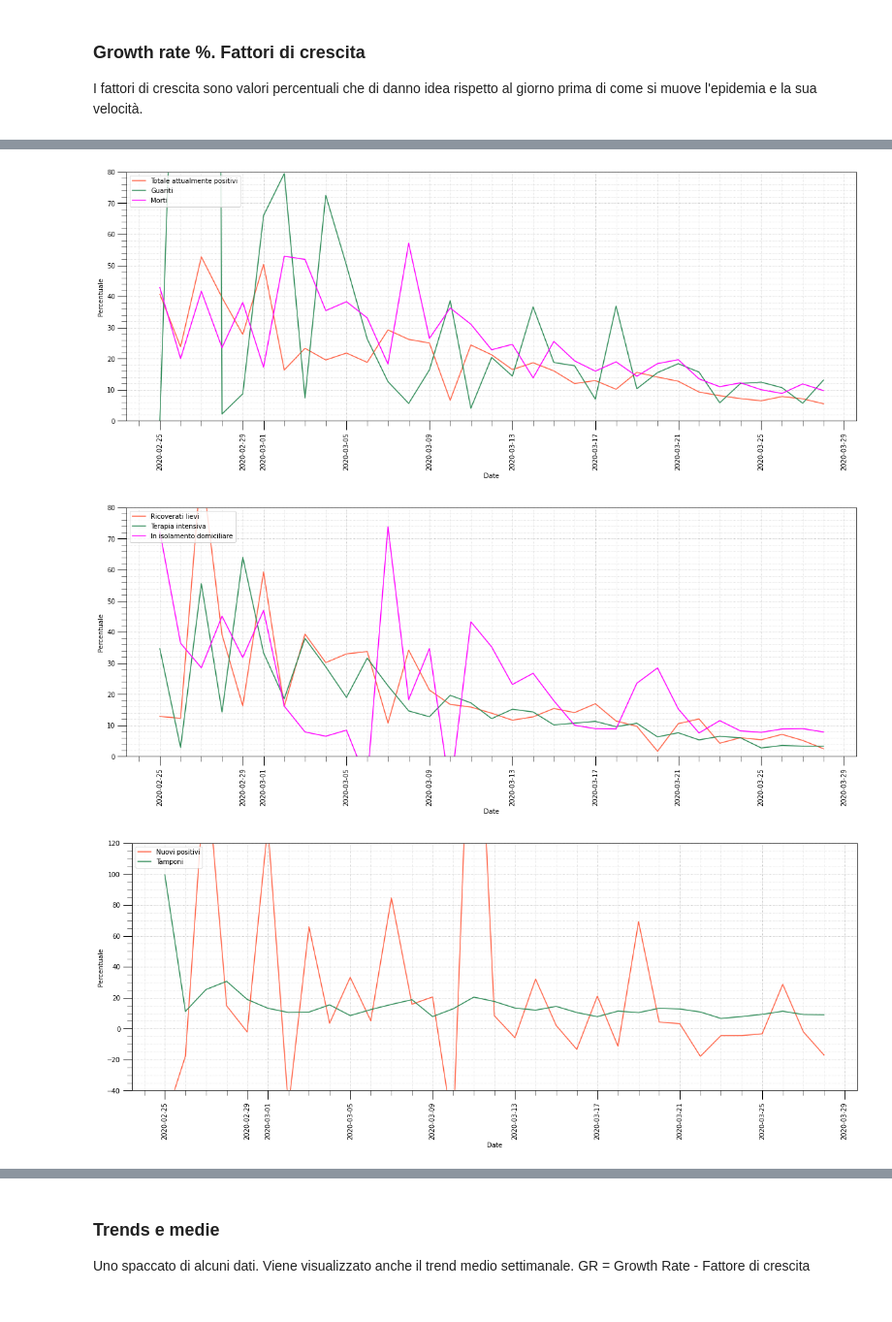
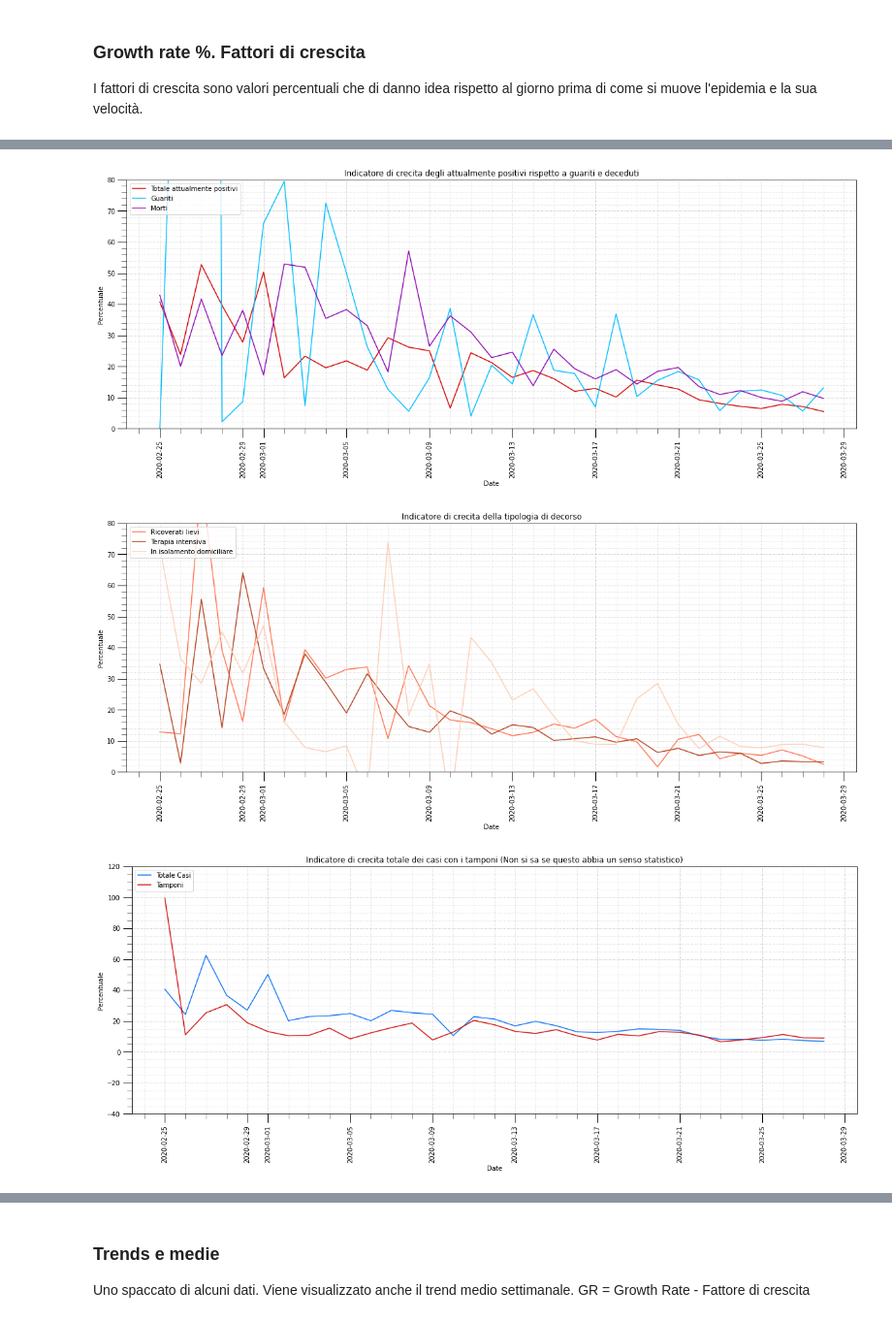
Before and after one commit to pasalino/Covid-19-PyAnalysis, a Jupyter notebook: Covid-19.ipynb, the cells around one changed output, grey strips where cells are left out. Shown at 97% size. Cells and saved outputs as stored; diff of their text form; code cells hidden in the pictures.

```diff
--- a/Covid-19.ipynb
+++ b/Covid-19.ipynb
@@ -133,0 +164,15 @@ national_trend.index.rename('', inplace=True)
+# %%
+incremental_data = pd.DataFrame()
+incremental_columns = ['data','totale_casi','nuovi_attualmente_positivi', 'dimessi_guariti', 'deceduti','totale_ospedalizzati',  'ricoverati_con_sintomi', 'terapia_intensiva',  'isolamento_domiciliare', 'totale_attualmente_positivi','tamponi']
+
+for c in incremental_columns:
+    if c in ['nuovi_attualmente_positivi','data']:
+        incremental_data[c] = national_trend[c]
+    else:
+        incremental_data[c] = national_trend[c] - national_trend[c].shift(1)
+        incremental_data[c] = incremental_data[c].astype(pd.Int64Dtype())
+
+incremental_data
+
+complete_incremental_data = incremental_data
+incremental_data = incremental_data[1:]
@@ -218,7 +263,7 @@ I fattori di crescita sono valori percentuali che di danno idea rispetto al gior
 # %%
 growth_rates = pd.DataFrame()
 growth_rates['data'] = pd.to_datetime(national_trend['data']).dt.date
-growth_rates_columns = ['nuovi_attualmente_positivi', 'totale_attualmente_positivi', 'ricoverati_con_sintomi', 'terapia_intensiva', 'isolamento_domiciliare', 'dimessi_guariti', 'deceduti', 'tamponi']
+growth_rates_columns = ['totale_casi','nuovi_attualmente_positivi', 'totale_attualmente_positivi', 'dimessi_guariti', 'deceduti', 'totale_ospedalizzati', 'ricoverati_con_sintomi', 'terapia_intensiva', 'isolamento_domiciliare',  'tamponi']
 
 for c in growth_rates_columns:
     growth_rates[c] = (national_trend[c] - national_trend[c].shift(1))/national_trend[c].shift(1)*100
@@ -233,27 +278,33 @@ show_table(growth_rates.rename(columns=NAME_LABELS),1)
 # %%
 plot =['totale_attualmente_positivi', 'dimessi_guariti', 'deceduti', ]
 labels = ['Totale attualmente positivi', 'Guariti', 'Morti', ]
-ax = growth_rates.plot(kind='line', x='data', y=plot, color=COLORS, label=labels, rot=90)
+colors = [COL_ATTUALMENTE_POSITIVI, COL_GUARITI, COL_DECEDUTI]
+ax = growth_rates.plot(kind='line', x='data', y=plot, color=colors, label=labels, rot=90)
 ax.set_ylim(0,80)
 ax.set_ylabel('Percentuale')
+ax.set_title("Indicatore di crecita degli attualmente positivi rispetto a guariti e deceduti")
 beautify_graph(ax)
 
 plot =['ricoverati_con_sintomi', 'terapia_intensiva', 'isolamento_domiciliare']
 labels = ['Ricoverati lievi', 'Terapia intensiva', 'In isolamento domiciliare']
-ay = growth_rates.plot(kind='line', x='data', y=plot, color=COLORS,label=labels, rot=90)
+colors = [COL_RICOVERATI, COL_TERAPIA_INTENSIVA, COL_ISOLAMENTO_DOMICILIARE]
+ay = growth_rates.plot(kind='line', x='data', y=plot, color=colors,label=labels, rot=90)
 ay.set_ylim(0,80)
 ay.set_ylabel('Percentuale')
+ay.set_title("Indicatore di crecita della tipologia di decorso")
 beautify_graph(ay)
 
-plot =['nuovi_attualmente_positivi', 'tamponi']
-labels = ['Nuovi positivi','Tamponi']
-az = growth_rates.plot(kind='line', x='data', y=plot, color=COLORS,label=labels, rot=90)
+plot =['totale_casi',  'tamponi']
+labels = ['Totale Casi','Tamponi']
+colors = [COL_TOTALE_CASI, COL_DIFF_POSITIVI, COL_TAMPONI]
+az = growth_rates.plot(kind='line', x='data', y=plot, color=colors,label=labels, rot=90)
+az.set_title("Indicatore di crecita totale dei casi con i tamponi (Non si sa se questo abbia un senso statistico)")
 az.set_ylim(-40,120)
 az.set_ylabel('Percentuale')
 beautify_graph(az)
 # %% [output]
-[figure, old version]
+[figure, new version]
-[figure, old version]
+[figure, new version]
-[figure, old version]
+[figure, new version]
 # %% [markdown]
 #### I dati degli ultimi 5 giorni
```
Also changed, not shown: parts of 33 cells of this notebook, 1 other file.
